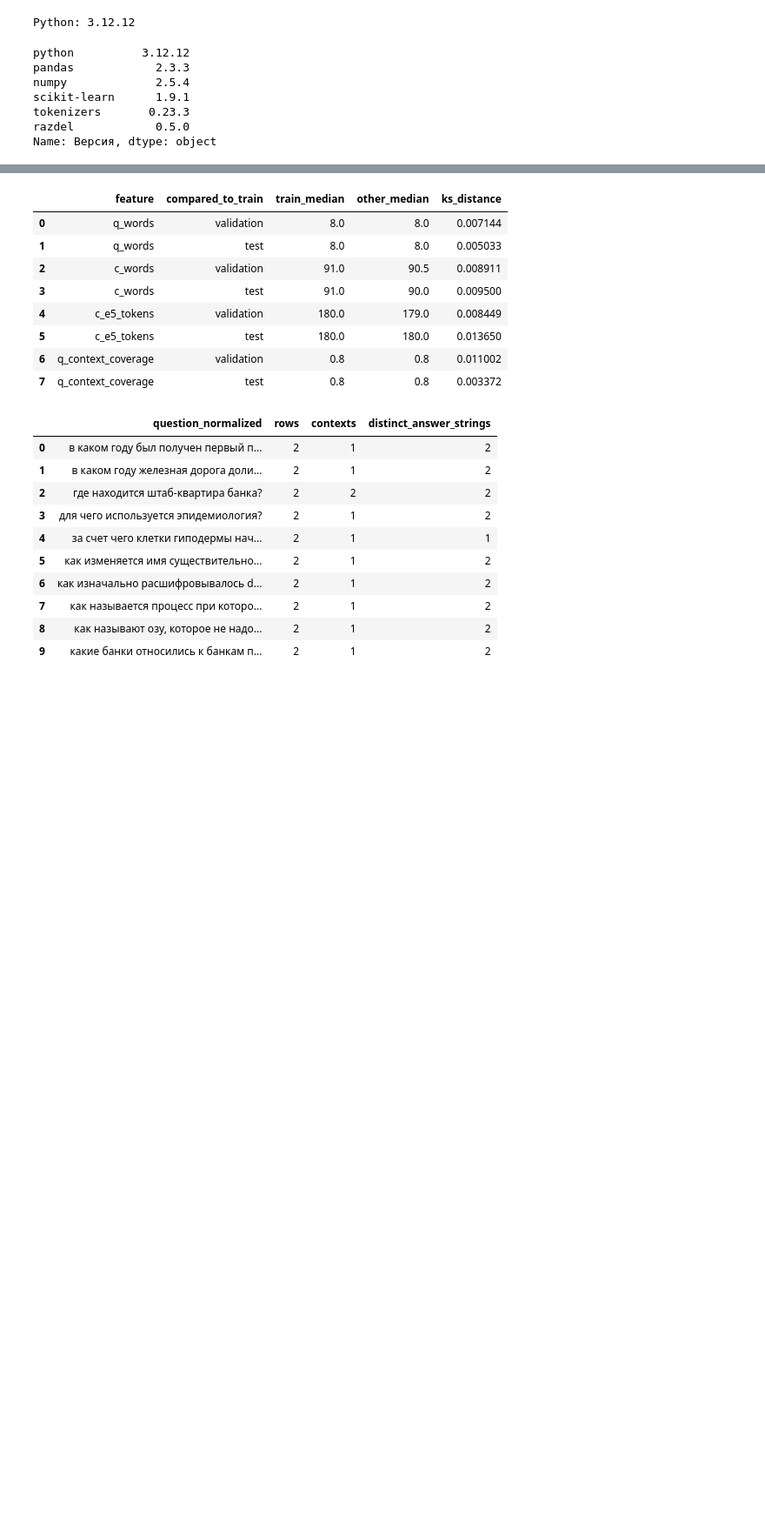
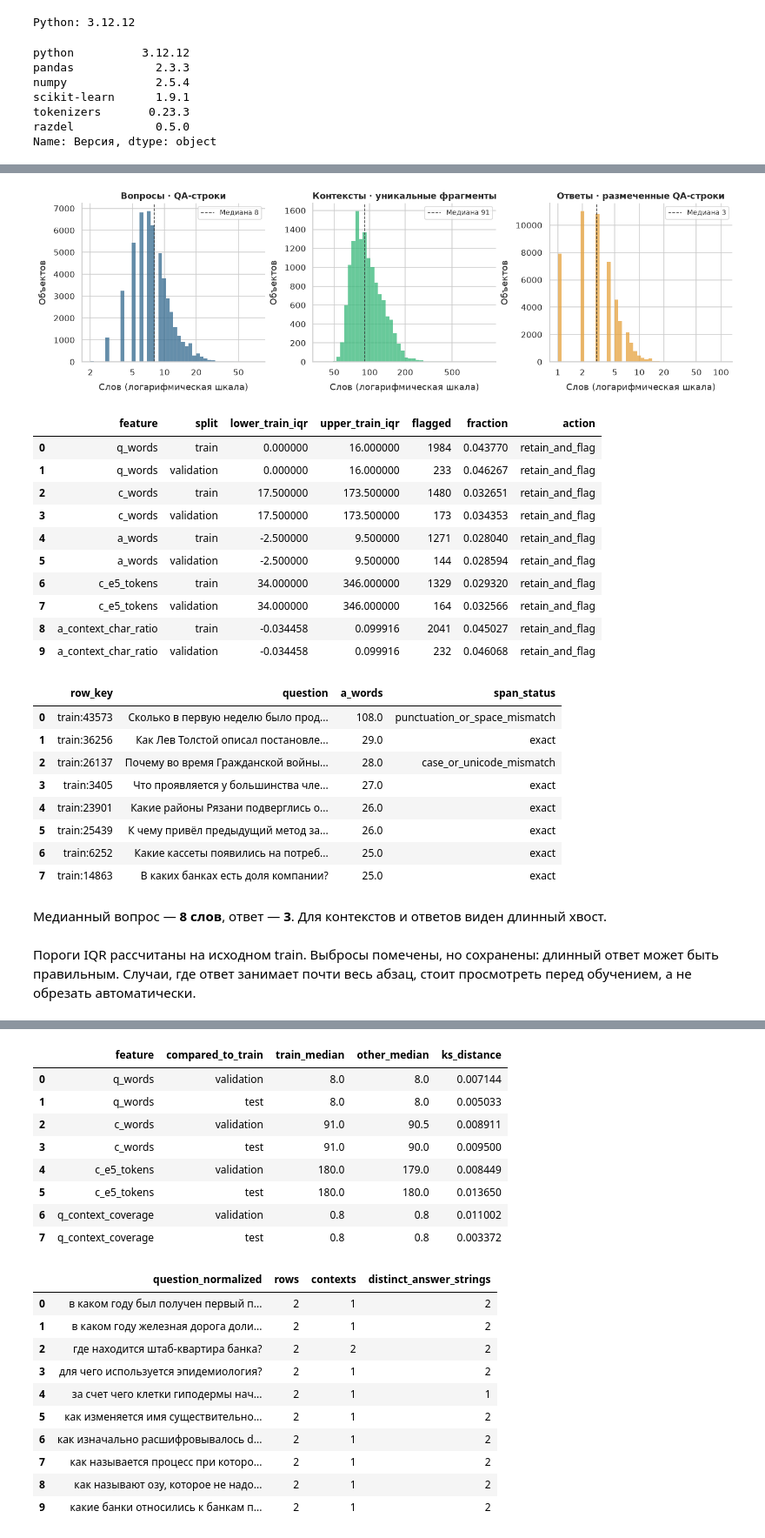
Before and after one commit to Konstantin-Kuropatov/russian-rag-qa, a Jupyter notebook: notebooks/eda.ipynb, the cells around one changed output, grey strips where cells are left out. Shown at 87% size. Drawn from its saved outputs; the diff is of its cells as text; code cells hidden in the pictures; blank space fills up the shorter version.

```diff
--- a/notebooks/01_sberquad_eda.ipynb
+++ b/notebooks/eda.ipynb
@@ -494,0 +342,38 @@ show_plot(plots.answer_forms_and_question_counts())
+# %%
+show_plot(plots.lengths(qa, corpus))
+display(table("length_outliers"))
+display(table("extreme_a_words")[["row_key", "question", "a_words", "span_status"]])
+display(
+    Markdown(
+        f"Медианный вопрос — **{labelled.q_words.median():.0f} слов**, "
+        f"ответ — **{labelled.a_words.median():.0f}**. "
+        "Для контекстов и ответов виден длинный хвост."
+    )
+)
+# %% [output]
+[figure, added]
+|  | feature | split | lower_train_iqr | upper_train_iqr | flagged | fraction | action |
+| 0 | q_words | train | 0.000000 | 16.000000 | 1984 | 0.043770 | retain_and_flag |
+| 1 | q_words | validation | 0.000000 | 16.000000 | 233 | 0.046267 | retain_and_flag |
+| 2 | c_words | train | 17.500000 | 173.500000 | 1480 | 0.032651 | retain_and_flag |
+| 3 | c_words | validation | 17.500000 | 173.500000 | 173 | 0.034353 | retain_and_flag |
+| 4 | a_words | train | -2.500000 | 9.500000 | 1271 | 0.028040 | retain_and_flag |
+| 5 | a_words | validation | -2.500000 | 9.500000 | 144 | 0.028594 | retain_and_flag |
+| 6 | c_e5_tokens | train | 34.000000 | 346.000000 | 1329 | 0.029320 | retain_and_flag |
+| 7 | c_e5_tokens | validation | 34.000000 | 346.000000 | 164 | 0.032566 | retain_and_flag |
+| 8 | a_context_char_ratio | train | -0.034458 | 0.099916 | 2041 | 0.045027 | retain_and_flag |
+| 9 | a_context_char_ratio | validation | -0.034458 | 0.099916 | 232 | 0.046068 | retain_and_flag |
+|  | row_key | question | a_words | span_status |
+| 0 | train:43573 | Сколько в первую неделю было прод... | 108.0 | punctuation_or_space_mismatch |
+| 1 | train:36256 | Как Лев Толстой описал постановле... | 29.0 | exact |
+| 2 | train:26137 | Почему во время Гражданской войны... | 28.0 | case_or_unicode_mismatch |
+| 3 | train:3405 | Что проявляется у большинства чле... | 27.0 | exact |
+| 4 | train:23901 | Какие районы Рязани подверглись о... | 26.0 | exact |
+| 5 | train:25439 | К чему привёл предыдущий метод за... | 26.0 | exact |
+| 6 | train:6252 | Какие кассеты появились на потреб... | 25.0 | exact |
+| 7 | train:14863 | В каких банках есть доля компании? | 25.0 | exact |
+Медианный вопрос — **8 слов**, ответ — **3**. Для контекстов и ответов виден длинный хвост.
+# %% [markdown]
+Пороги IQR рассчитаны на исходном train. Выбросы помечены, но сохранены:
+длинный ответ может быть правильным. Случаи, где ответ занимает почти весь
+абзац, стоит просмотреть перед обучением, а не обрезать автоматически.
```
Also changed, not shown: parts of 74 cells of this notebook, 20 other files.
